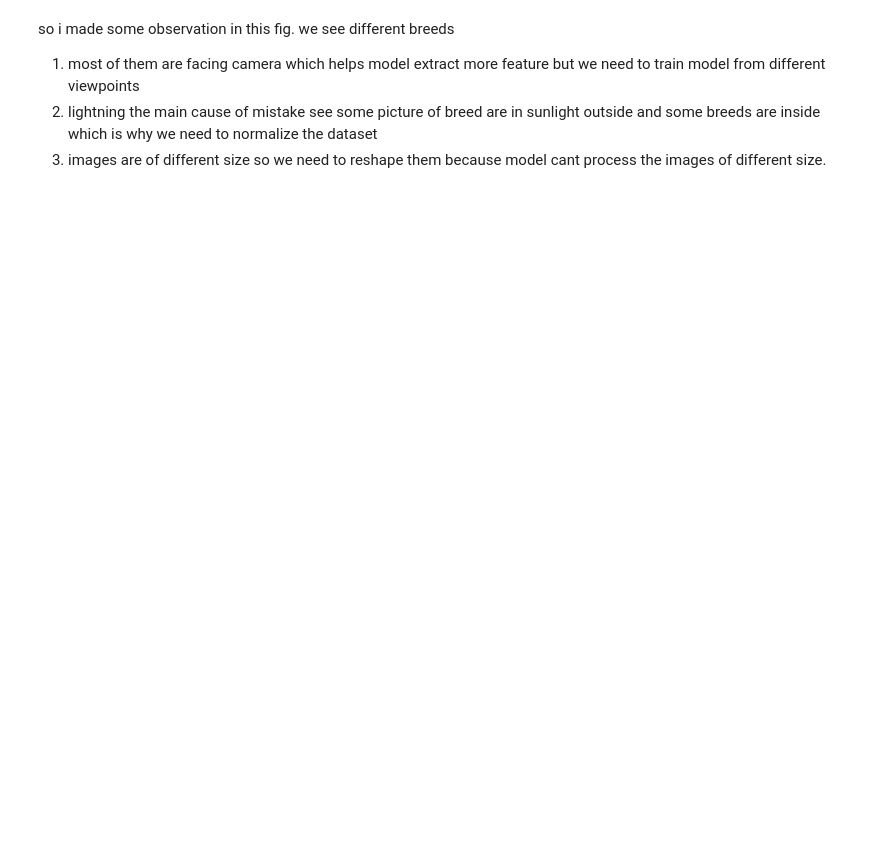
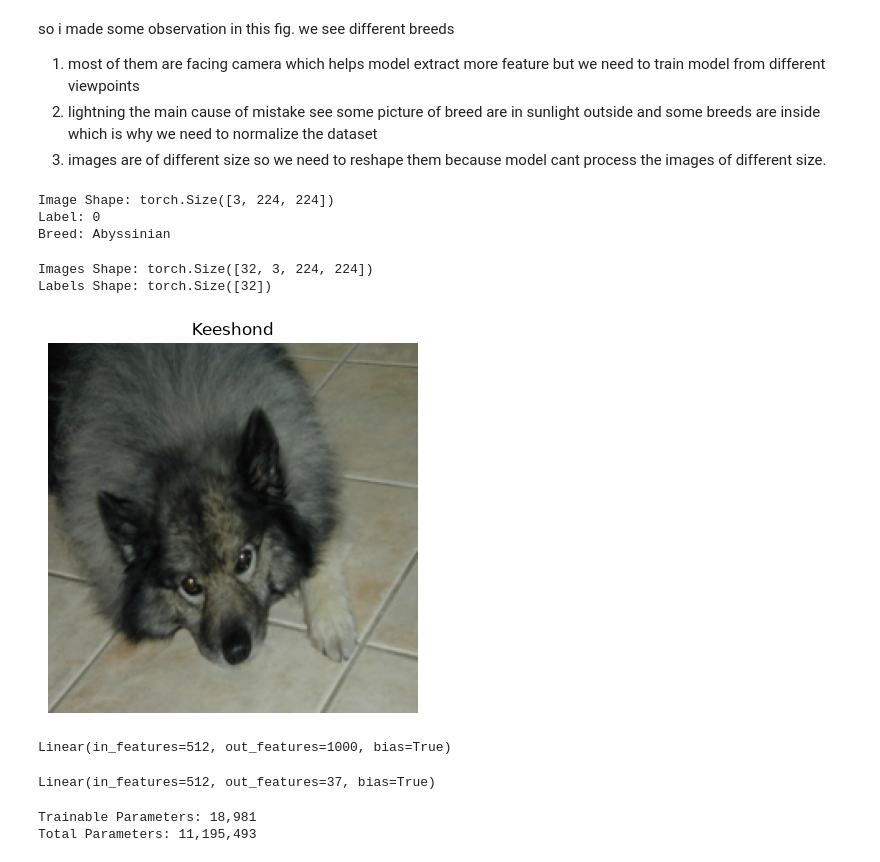
Before and after one commit to Arsh1-06/Image-Classification-Transfer-Learning, a Jupyter notebook: notebooks/Image_Classification_Transfer_Learning.ipynb, the cells around one changed output. Cells and saved outputs as stored; diff of their text form; code cells hidden in the pictures; blank space fills up the shorter version.

Commit message:
DataLoader, and feature extraction training

```diff
--- a/notebooks/Image_Classification_Transfer_Learning.ipynb
+++ b/notebooks/Image_Classification_Transfer_Learning.ipynb
@@ -162,0 +180,45 @@ test_transform = transforms.Compose([
+# %%
+image, label = train_dataset[0]
+
+print("Image Shape:", image.shape)
+print("Label:", label)
+print("Breed:", train_dataset.classes[label])
+# %% [output]
+Image Shape: torch.Size([3, 224, 224])
+Label: 0
+Breed: Abyssinian
+# %%
+train_loader = DataLoader(
+        train_dataset,
+        batch_size=32, #this is the number of images that will be fed to the model at once
+        shuffle=True, #this is to shuffle the data so that the model can learn better
+)
+test_loader = DataLoader(
+        test_dataset,
+        batch_size=32, #this is the number of images that will be fed to the model at once
+        shuffle=False, #this is false because we dont need to shuffle the test data because we are not training the model on test data
+)
+# %%
+images, labels = next(iter(train_loader))
+
+print("Images Shape:", images.shape)
+print("Labels Shape:", labels.shape)
+# %% [output]
+Images Shape: torch.Size([32, 3, 224, 224])
+Labels Shape: torch.Size([32])
+# %%
+image = images[0].permute(1, 2, 0)
+
+# Undo normalization for display
+mean = torch.tensor([0.485, 0.456, 0.406])
+std = torch.tensor([0.229, 0.224, 0.225])
+
+image = image * std + mean
+image = image.clamp(0, 1)
+
+plt.imshow(image)
+plt.title(train_dataset.classes[labels[0]])
+plt.axis("off")
+plt.show()
+# %% [output]
+[figure, added]
@@ -162,0 +231,14 @@ test_transform = transforms.Compose([
+# %%
+print(model.fc)
+# %% [output]
+Linear(in_features=512, out_features=1000, bias=True)
+# %%
+
+model.fc = nn.Linear(
+    in_features=model.fc.in_features,
+    out_features=37
+)
+
+print(model.fc)
+# %% [output]
+Linear(in_features=512, out_features=37, bias=True)
@@ -162,0 +262,9 @@ test_transform = transforms.Compose([
+# %%
+trainable = sum(p.numel() for p in model.parameters() if p.requires_grad)
+total = sum(p.numel() for p in model.parameters())
+
+print(f"Trainable Parameters: {trainable:,}")
+print(f"Total Parameters: {total:,}")
+# %% [output]
+Trainable Parameters: 18,981
+Total Parameters: 11,195,493
```
Also changed, not shown: parts of 13 cells of this notebook.
